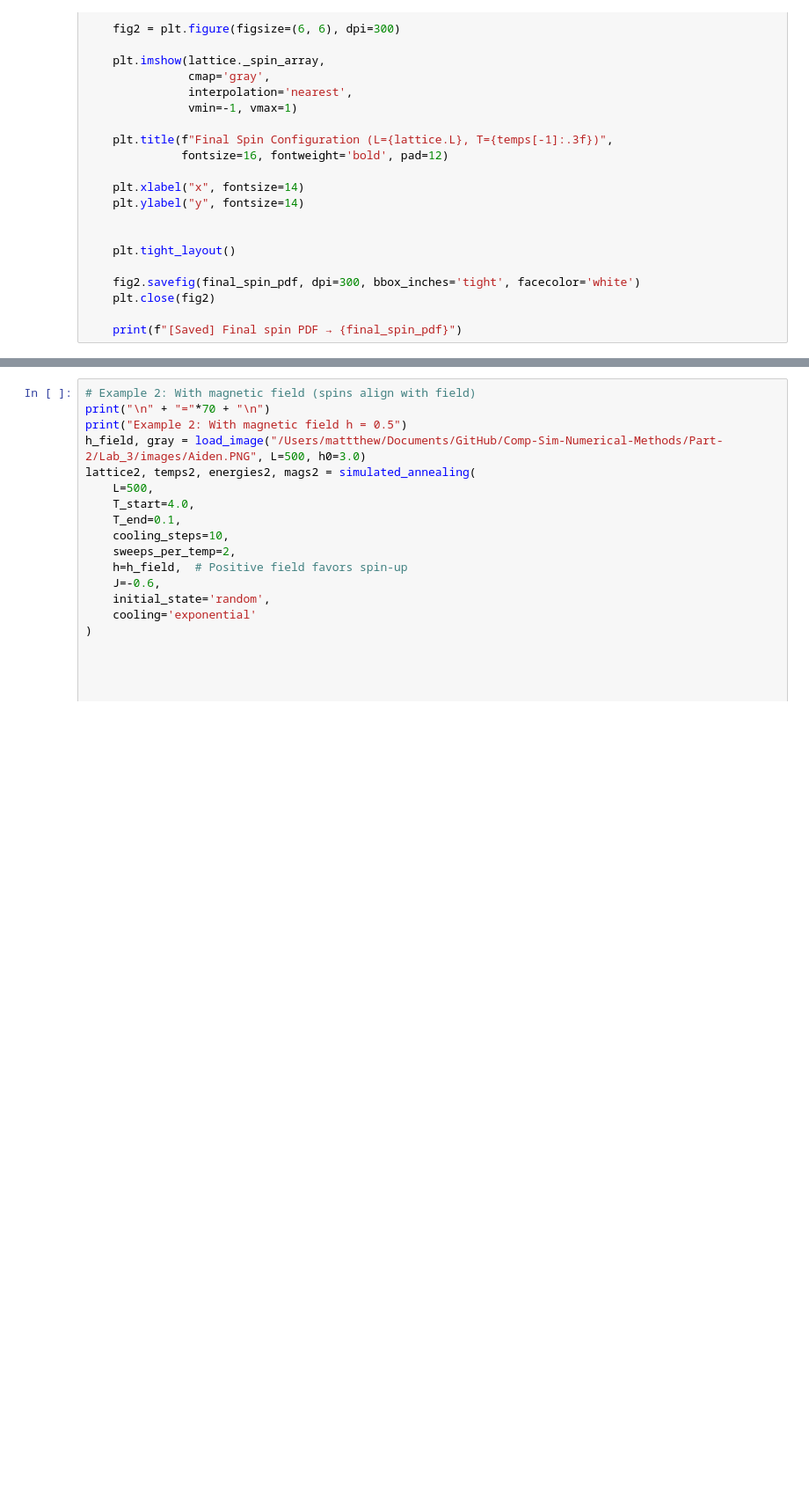
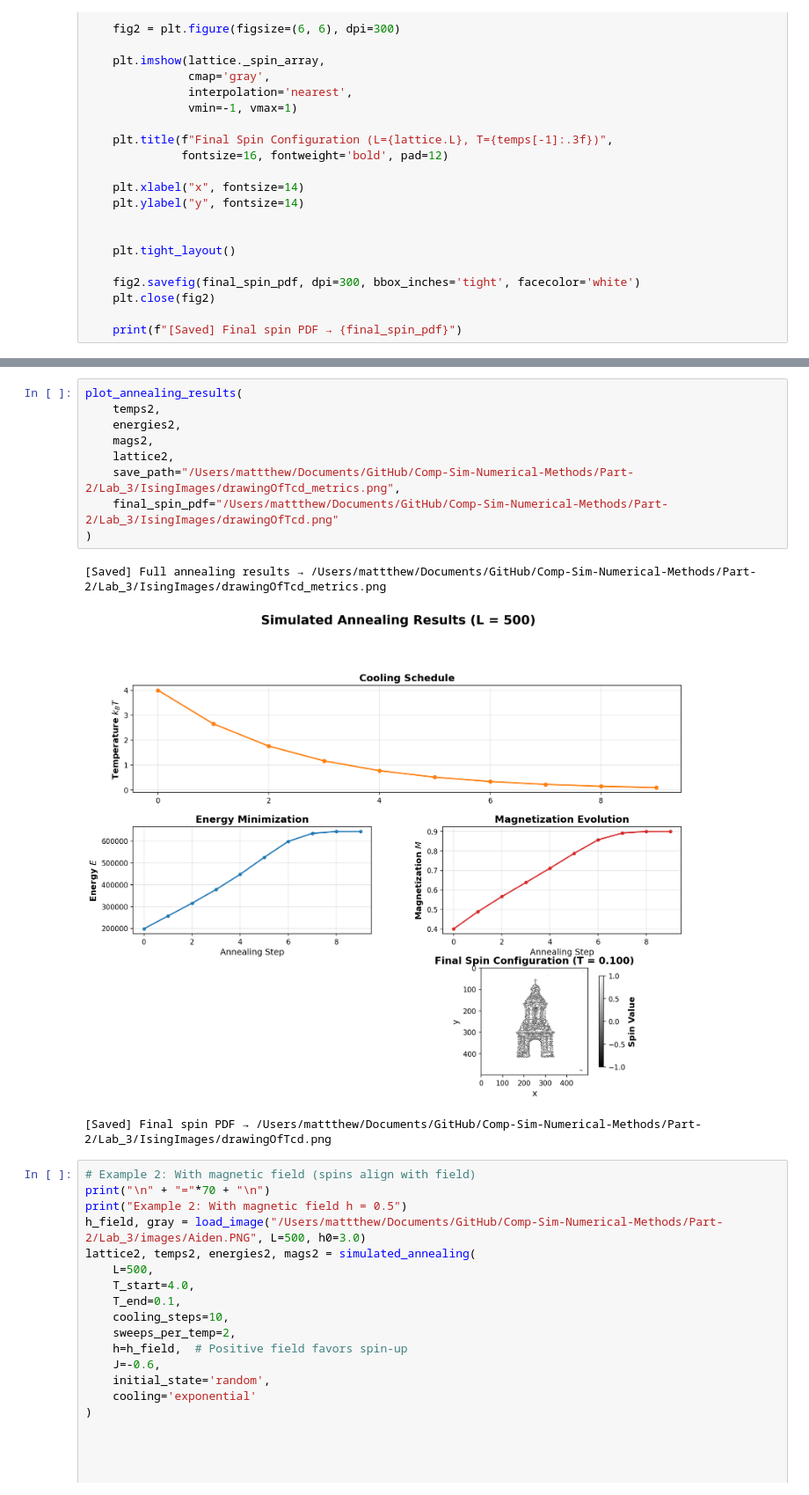
Before and after one commit to Matth3wc/Comp-Sim-Numerical-Methods, a Jupyter notebook: Part-2/Lab_3/Lab3.ipynb, the cells around one changed output, grey strips where cells are left out. Shown at 88% size. Cells and saved outputs as stored; diff of their text form; blank space fills up the shorter version.

```diff
--- a/Part-2/Lab_3/Lab3.ipynb
+++ b/Part-2/Lab_3/Lab3.ipynb
@@ -1752,6 +1795,19 @@ Cooling schedule: exponential
 [Saved] Full annealing results → /Users/mattthew/Documents/GitHub/Comp-Sim-Numerical-Methods/Part-2/Lab_3/IsingImages/drawingOfTcd_metrics.png
 [figure]
 [Saved] Final spin PDF → /Users/mattthew/Documents/GitHub/Comp-Sim-Numerical-Methods/Part-2/Lab_3/IsingImages/drawingOfTcd.png
+# %%
+plot_annealing_results(
+    temps2,
+    energies2,
+    mags2,
+    lattice2,
+    save_path="/Users/mattthew/Documents/GitHub/Comp-Sim-Numerical-Methods/Part-2/Lab_3/IsingImages/drawingOfTcd_metrics.png",
+    final_spin_pdf="/Users/mattthew/Documents/GitHub/Comp-Sim-Numerical-Methods/Part-2/Lab_3/IsingImages/drawingOfTcd.png"
+)
+# %% [output]
+[Saved] Full annealing results → /Users/mattthew/Documents/GitHub/Comp-Sim-Numerical-Methods/Part-2/Lab_3/IsingImages/drawingOfTcd_metrics.png
+[figure, added]
+[Saved] Final spin PDF → /Users/mattthew/Documents/GitHub/Comp-Sim-Numerical-Methods/Part-2/Lab_3/IsingImages/drawingOfTcd.png
 # %%
 # Example 2: With magnetic field (spins align with field)
 print("\n" + "="*70 + "\n")
```
Also changed, not shown: parts of 6 cells of this notebook, 9 other files.
